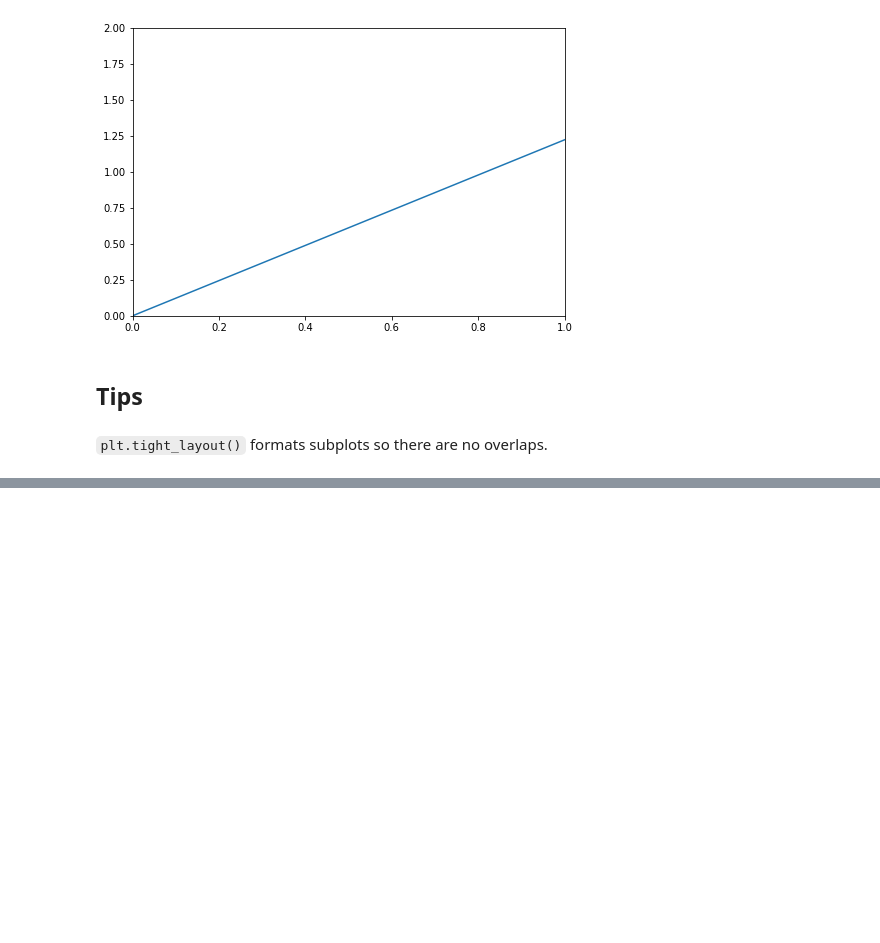
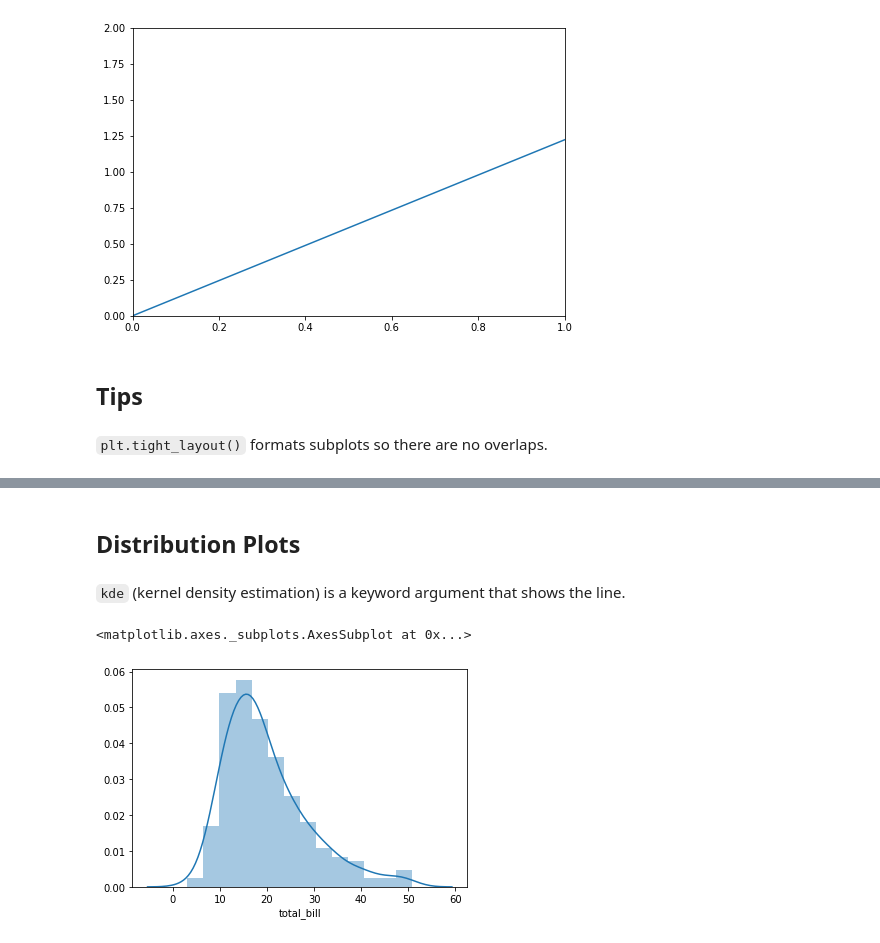
Before and after one commit to alan-lam/Machine-Learning-Resources, a Jupyter notebook: Data Science.ipynb, the cells around one changed output, grey strips where cells are left out. Drawn from its saved outputs; the diff is of its cells as text; code cells hidden in the pictures; blank space fills up the shorter version.

```diff
--- a/Data Science.ipynb
+++ b/Data Science.ipynb
@@ -1103,0 +1105,3 @@ plt.show()
+# %%
+tips = sns.load_dataset('tips')
+tips.head()
@@ -1103,0 +1115,9 @@ plt.show()
+# %% [markdown]
+## Distribution Plots
+# %% [markdown]
+`kde` (kernel density estimation) is a keyword argument that shows the line.
+# %%
+sns.distplot(tips['total_bill'])
+# %% [output]
+<matplotlib.axes._subplots.AxesSubplot at 0x...>
+[figure, added]
```
Also changed, not shown: parts of 64 cells of this notebook.
